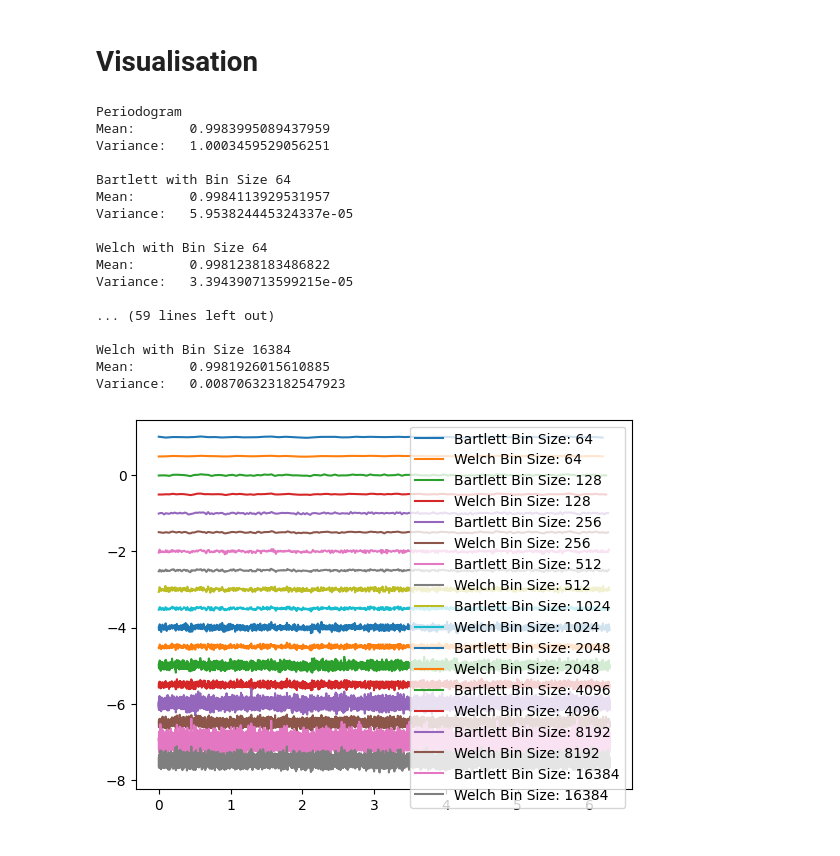
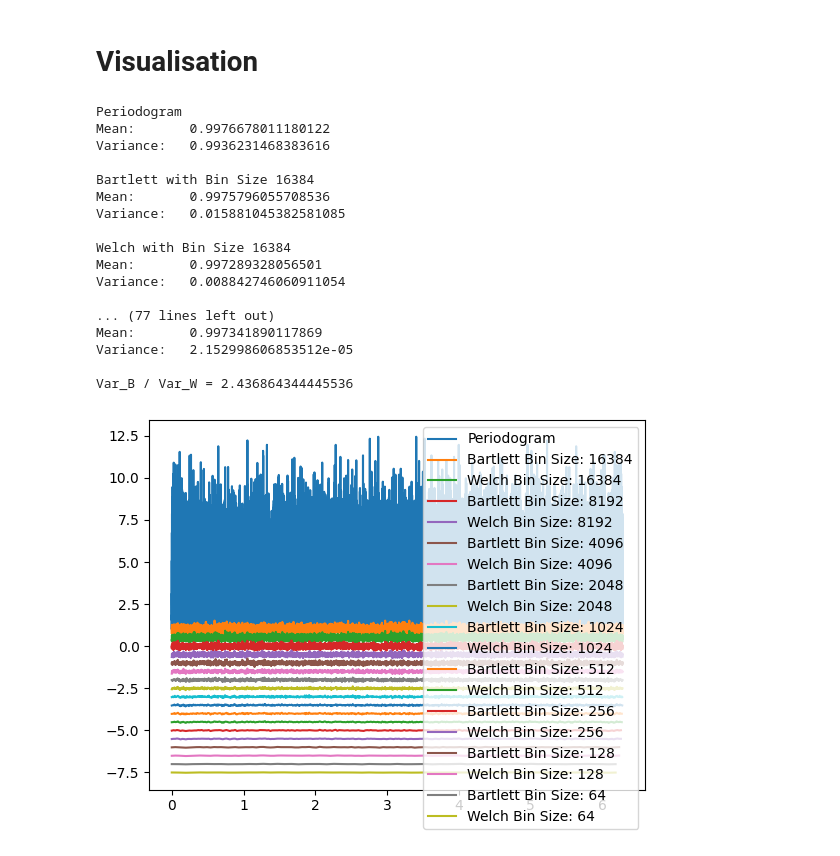
Before and after one commit to thomas6785/notes, a Jupyter notebook: ASP_Tutorials/ASP_5.1.ipynb, the cells around one changed output. Saved outputs shown, nothing was run; the diff lists cells and outputs as text; code cells hidden in the pictures.

```diff
--- a/ASP_Tutorials/ASP_5.1.ipynb
+++ b/ASP_Tutorials/ASP_5.1.ipynb
@@ -65,44 +69,51 @@ X = periodogram(x)
 print(f"Periodogram")
 print(f"Mean:       {np.mean(X)}")
 print(f"Variance:   {np.var(X)}")
 print()
+w = 2*np.pi * np.arange(len(X))/len(X)
+plt.plot(w,X+1,label="Periodogram")
 
 bin_sizes = [64,128,256,512,1024,2048,4096,8192,16384][::-1]
 for j,bin_size in enumerate(bin_sizes):
     X = bartlett(x,bin_size)
     w = 2*np.pi * np.arange(len(X))/len(X)
     plt.plot(w,X-j,label=f"Bartlett Bin Size: {bin_size}")
     print(f"Bartlett with Bin Size {bin_size}")
     print(f"Mean:       {np.mean(X)}")
     print(f"Variance:   {np.var(X)}")
+    var_b = np.var(X)
     print()
 
     X = welch(x,bin_size,m_inc=int(bin_size/2))
     w = 2*np.pi * np.arange(len(X))/len(X)
     plt.plot(w,X-j-0.5,label=f"Welch Bin Size: {bin_size}")
     print(f"Welch with Bin Size {bin_size}")
     print(f"Mean:       {np.mean(X)}")
     print(f"Variance:   {np.var(X)}")
+    var_w = np.var(X)
+    print()
+
+    print(f"Var_B / Var_W = {var_b/var_w}")
     print()
 
 plt.legend()
 plt.show()
 # %% [output]
 Periodogram
-Mean:       0.9983995089437959
-Variance:   1.0003459529056251
+Mean:       0.9976678011180122
+Variance:   0.9936231468383616
 
-Bartlett with Bin Size 64
-Mean:       0.9984113929531957
-Variance:   5.953824445324337e-05
-
-Welch with Bin Size 64
-Mean:       0.9981238183486822
-Variance:   3.394390713599215e-05
-
-... (59 lines left out)
+Bartlett with Bin Size 16384
+Mean:       0.9975796055708536
+Variance:   0.015881045382581085
 
 Welch with Bin Size 16384
-Mean:       0.9981926015610885
-Variance:   0.008706323182547923
+Mean:       0.997289328056501
+Variance:   0.008842746060911054
+
+... (77 lines left out)
+Mean:       0.997341890117869
+Variance:   2.152998606853512e-05
+
+Var_B / Var_W = 2.436864344445536
-[figure, old version]
+[figure, new version]
```
Also changed, not shown: parts of 3 cells of this notebook.
